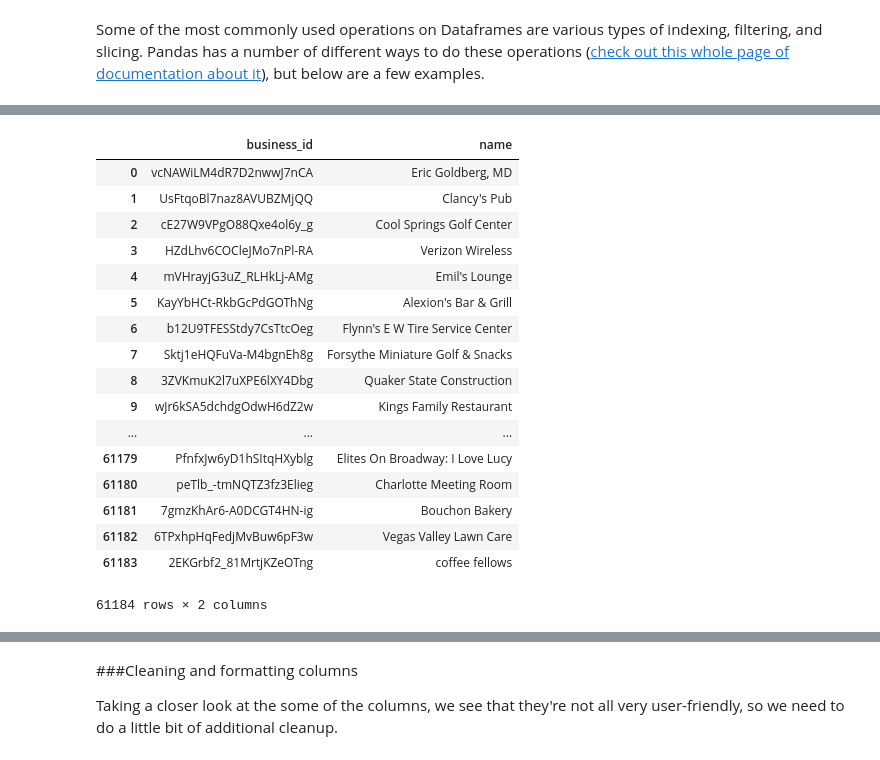
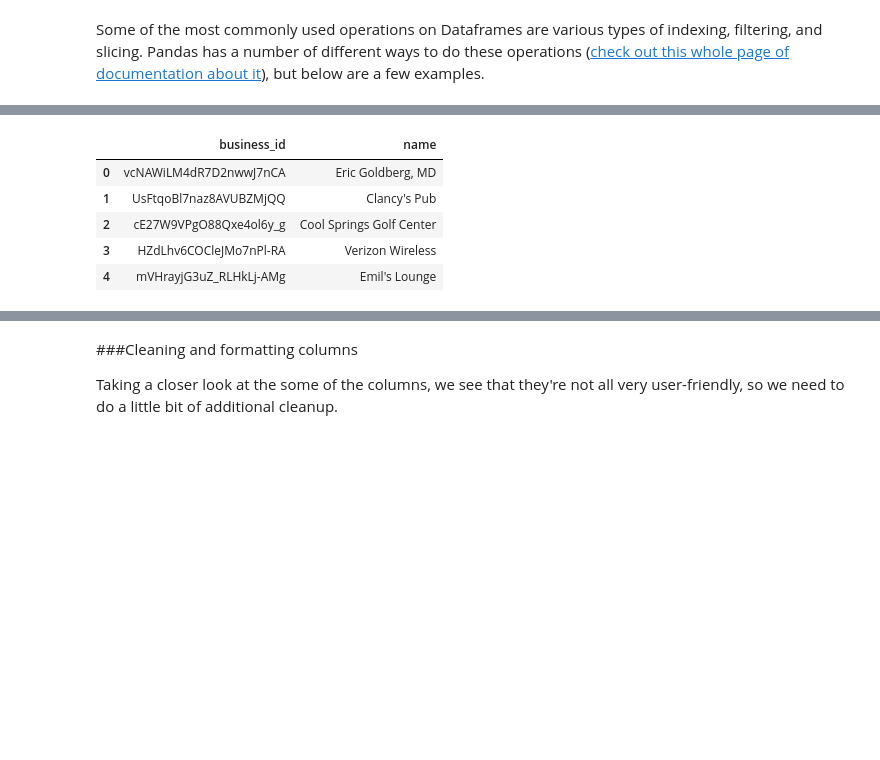
Before and after one commit to karenxiao/pandas-express, a Jupyter notebook: pandas_express.ipynb, the cells around one changed output, grey strips where cells are left out. Saved outputs shown, nothing was run; the diff lists cells and outputs as text; code cells hidden in the pictures; blank space fills up the shorter version.

```diff
--- a/pandas_express.ipynb
+++ b/pandas_express.ipynb
@@ -155,25 +147,13 @@ business_df['name']
 Name: name, dtype: object
 # %%
 # Select multiple columns (returns a DataFrame)
-business_df[['business_id', 'name']]
+business_df[['business_id', 'name']].head()
 # %% [output]
 |  | business_id | name |
 | 0 | vcNAWiLM4dR7D2nwwJ7nCA | Eric Goldberg, MD |
 | 1 | UsFtqoBl7naz8AVUBZMjQQ | Clancy's Pub |
 | 2 | cE27W9VPgO88Qxe4ol6y_g | Cool Springs Golf Center |
 | 3 | HZdLhv6COCleJMo7nPl-RA | Verizon Wireless |
 | 4 | mVHrayjG3uZ_RLHkLj-AMg | Emil's Lounge |
-| 5 | KayYbHCt-RkbGcPdGOThNg | Alexion's Bar & Grill |
-| 6 | b12U9TFESStdy7CsTtcOeg | Flynn's E W Tire Service Center |
-| 7 | Sktj1eHQFuVa-M4bgnEh8g | Forsythe Miniature Golf & Snacks |
-| 8 | 3ZVKmuK2l7uXPE6lXY4Dbg | Quaker State Construction |
-| 9 | wJr6kSA5dchdgOdwH6dZ2w | Kings Family Restaurant |
-| ... | ... | ... |
-| 61179 | PfnfxJw6yD1hSItqHXyblg | Elites On Broadway: I Love Lucy |
-| 61180 | peTlb_-tmNQTZ3fz3Elieg | Charlotte Meeting Room |
-| 61181 | 7gmzKhAr6-A0DCGT4HN-ig | Bouchon Bakery |
-| 61182 | 6TPxhpHqFedjMvBuw6pF3w | Vegas Valley Lawn Care |
-| 61183 | 2EKGrbf2_81MrtjKZeOTng | coffee fellows |
-61184 rows × 2 columns
 # %%
 # Filter a column on a value
```
Also changed, not shown: parts of 46 cells of this notebook.
